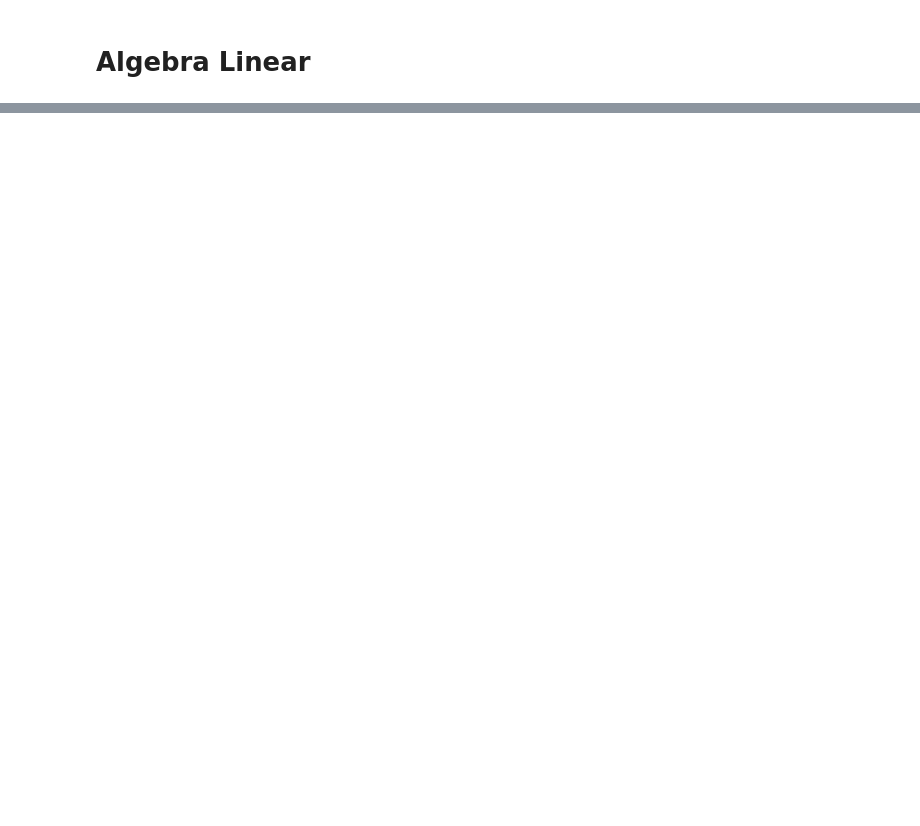
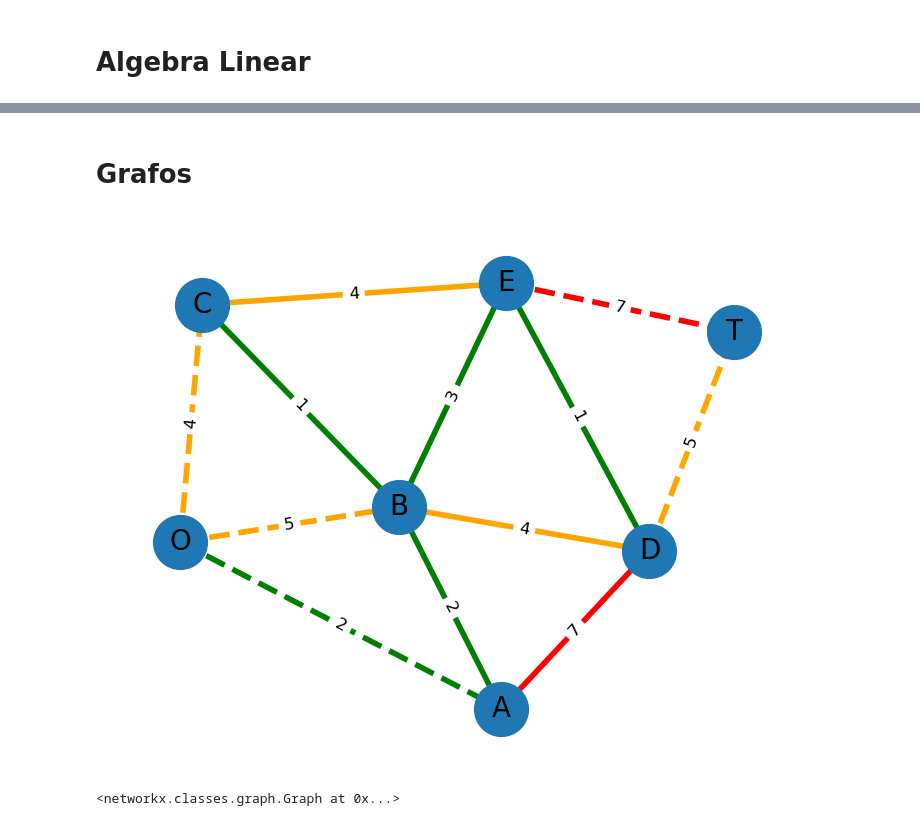
Before and after one commit to lucasedbraga/julia-optimization, a Jupyter notebook: kickoff/demo.ipynb, the cells around one changed output, grey strips where cells are left out. Drawn from its saved outputs; the diff is of its cells as text; code cells hidden in the pictures; blank space fills up the shorter version.

Commit message:
[Aula3] Grafos

```diff
--- a/kickoff/demo.ipynb
+++ b/kickoff/demo.ipynb
@@ -225,0 +126,68 @@ Logo, a curvatura Gaussiana de M é  0.0001311281942008556
+# %% [markdown]
+# Grafos
+# %%
+def criar_grafo_e_plotar(df):
+    G = nx.Graph()
+
+    # Adiciona as arestas com pesos
+    for _, row in df.iterrows():
+        origem = row['PONTO_ORIGEM']
+        destino = row['PONTO_DESTINO']
+        peso = row['DISTANCIA']
+        G.add_edge(origem, destino, weight=peso)
+
+    pos = nx.spring_layout(G, seed=0)
+
+    # Separar arestas com base nas regras
+    for u, v, d in G.edges(data=True):
+        peso = d['weight']
+
+        # Define a cor
+        if peso <= 3:
+            cor = 'green'
+        elif 4 <= peso <= 6:
+            cor = 'orange'
+        else:
+            cor = 'red'
+
+        # Define o estilo
+        if 'O' in (u, v) or 'T' in (u, v):
+            estilo = 'dashed'
+        else:
+            estilo = 'solid'
+
+        # Salva os atributos na aresta
+        d['color'] = cor
+        d['style'] = estilo
+
+    # Plotagem
+    pp.figure(figsize=(9, 7))
+    nx.draw_networkx_nodes(G, pos, node_size=1500)
+    nx.draw_networkx_labels(G, pos, font_size=20, font_family='sans-serif')
+
+    # Desenha as arestas uma a uma para aplicar estilo individual
+    for u, v, d in G.edges(data=True):
+        nx.draw_networkx_edges(
+            G, pos,
+            edgelist=[(u, v)],
+            width=4,
+            edge_color=d['color'],
+            style=d['style']
+        )
+
+    # Rótulo de peso nas arestas
+    edge_labels = nx.get_edge_attributes(G, 'weight')
+    nx.draw_networkx_edge_labels(G, pos, edge_labels, font_size=12)
+
+    pp.margins(0.1)
+    pp.axis('off')
+    pp.show()
+
+    return G
+
+
+df_grafo = pd.read_csv('grafo_SeervadaPark.csv', sep=';')
+criar_grafo_e_plotar(df=df_grafo)
+# %% [output]
+[figure, added]
+<networkx.classes.graph.Graph at 0x...>
```
Also changed, not shown: parts of 6 cells of this notebook, 13 other files.
